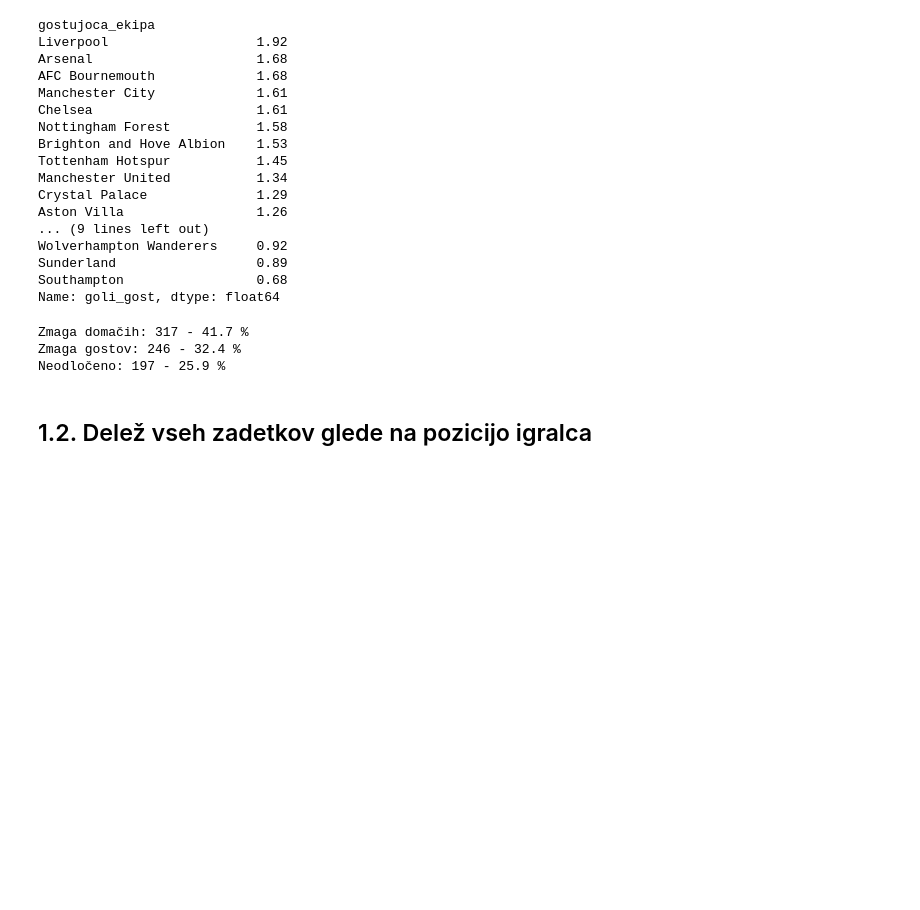
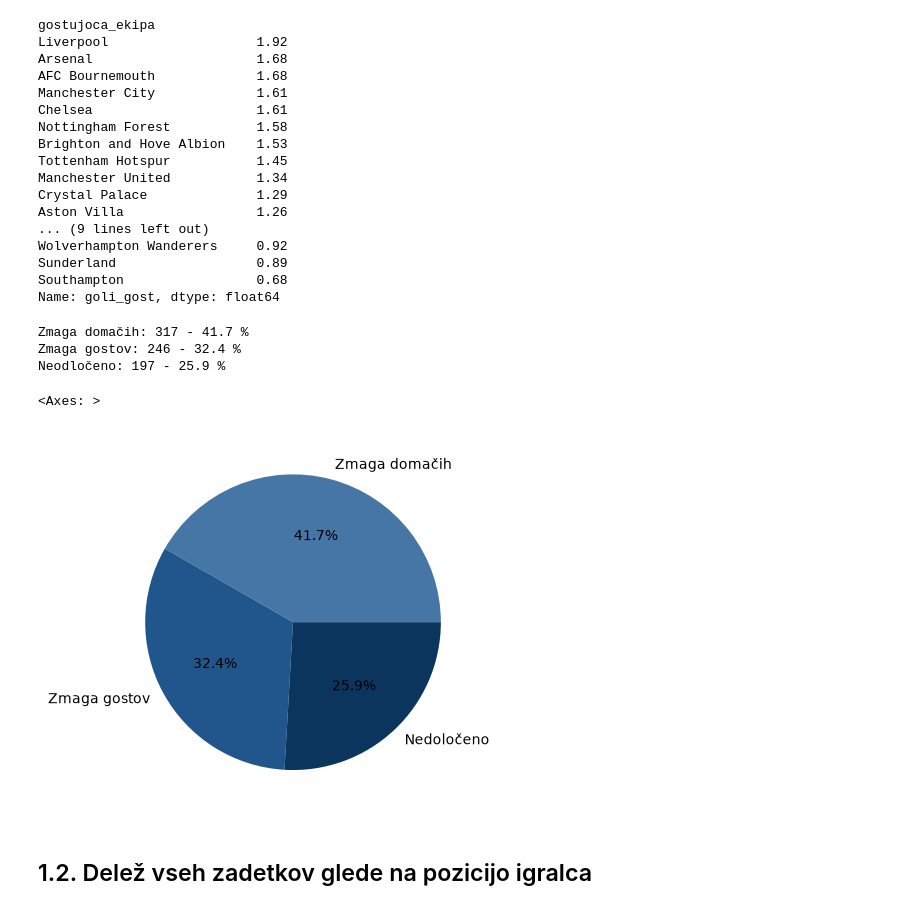
Before and after one commit to KristinaD03/projektna-UVP, a Jupyter notebook: analiza_tekem.ipynb, the cells around one changed output. Drawn from its saved outputs; the diff is of its cells as text; code cells hidden in the pictures; blank space fills up the shorter version.

```diff
--- a/analiza_tekem.ipynb
+++ b/analiza_tekem.ipynb
@@ -224,33 +224,42 @@ for i in range(len(tekme)):
         izid = 'Zmaga gostov'
 
     else:
         izid = 'Nedoločeno'
 
     izidi.append(izid)
 
 tekme['izid'] = izidi
 
 stevilo_domaci = 0
 stevilo_gostje = 0
 stevilo_nedolocen = 0
 
 for izid in izidi:
     if izid == 'Zmaga domačih':
         stevilo_domaci += 1
     elif izid == 'Zmaga gostov':
         stevilo_gostje += 1
     else:
         stevilo_nedolocen += 1
 
 skupaj = len(izidi)
 
 print("Zmaga domačih:", stevilo_domaci, "-", round(stevilo_domaci / skupaj * 100, 1), "%")
 print("Zmaga gostov:", stevilo_gostje, "-", round(stevilo_gostje / skupaj * 100, 1), "%")
 print("Neodločeno:", stevilo_nedolocen, "-", round(stevilo_nedolocen / skupaj * 100, 1), "%")
+
+tekme['izid'].value_counts().plot(
+    kind='pie',
+    autopct='%1.1f%%',
+    colors=['#4676a6', '#20568c', '#0c355e']
+
+)
 # %% [output]
 Zmaga domačih: 317 - 41.7 %
 Zmaga gostov: 246 - 32.4 %
 Neodločeno: 197 - 25.9 %
+<Axes: >
+[figure, added]
 # %% [markdown]
 ## 1.2. Delež vseh zadetkov glede na pozicijo igralca
 # %%
```
Also changed, not shown: parts of 7 cells of this notebook.
